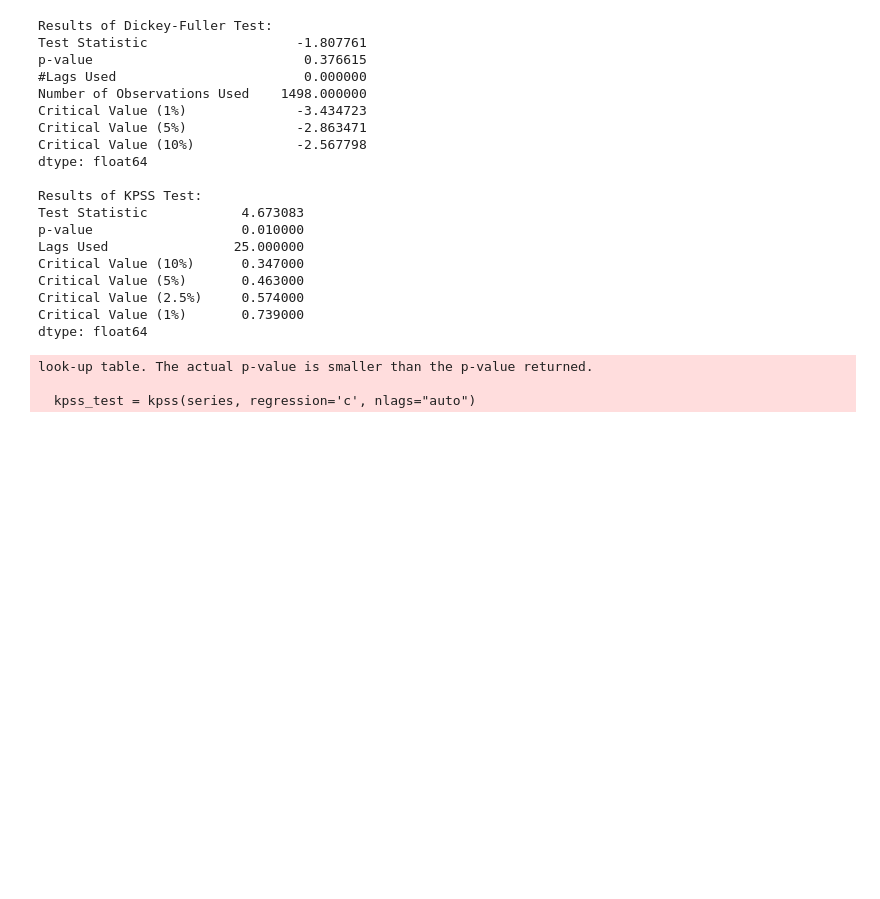
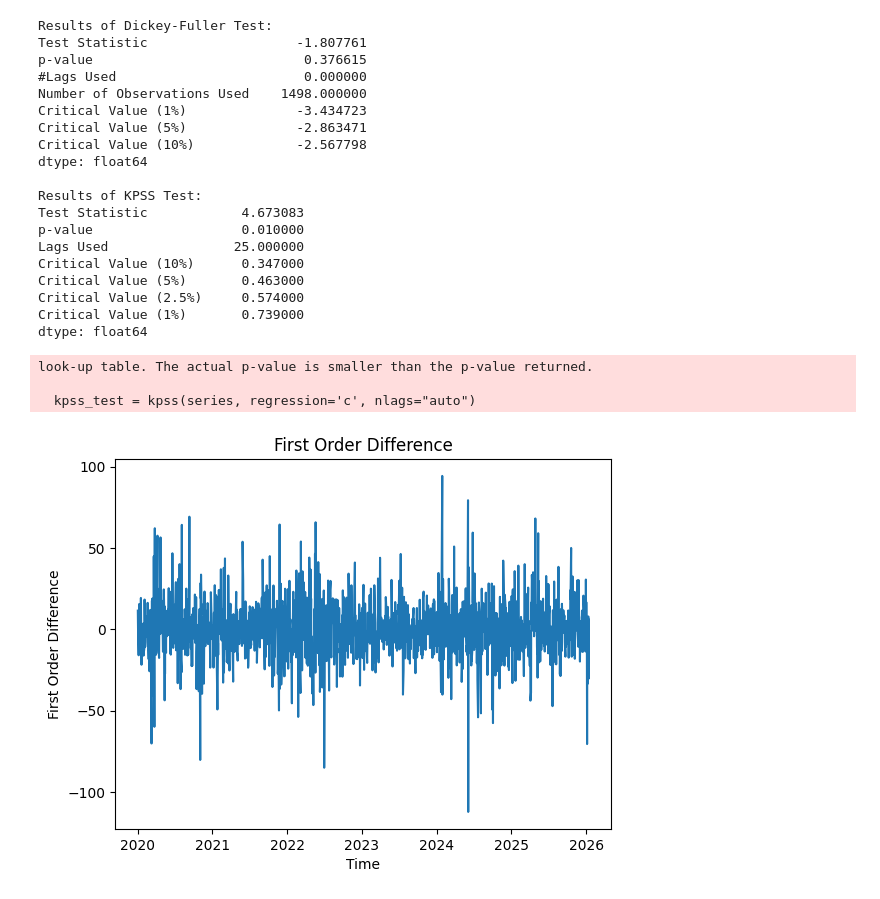
Before and after one commit to sachialgoexpert/timeseries, a Jupyter notebook: src/ipynb/first.ipynb, the cells around one changed output. Drawn from its saved outputs; the diff is of its cells as text; code cells hidden in the pictures; blank space fills up the shorter version.

```diff
--- a/src/ipynb/first.ipynb
+++ b/src/ipynb/first.ipynb
@@ -111,3 +111,12 @@ dtype: float64
 look-up table. The actual p-value is smaller than the p-value returned.
 
   kpss_test = kpss(series, regression='c', nlags="auto")
+# %%
+first_order_diff = df['Close'].diff()
+plt.plot(first_order_diff)
+plt.title('First Order Difference')
+plt.xlabel('Time')
+plt.ylabel('First Order Difference')
+plt.show()
+# %% [output]
+[figure, added]
```
Also changed, not shown: parts of 14 cells of this notebook, 5 other files.
